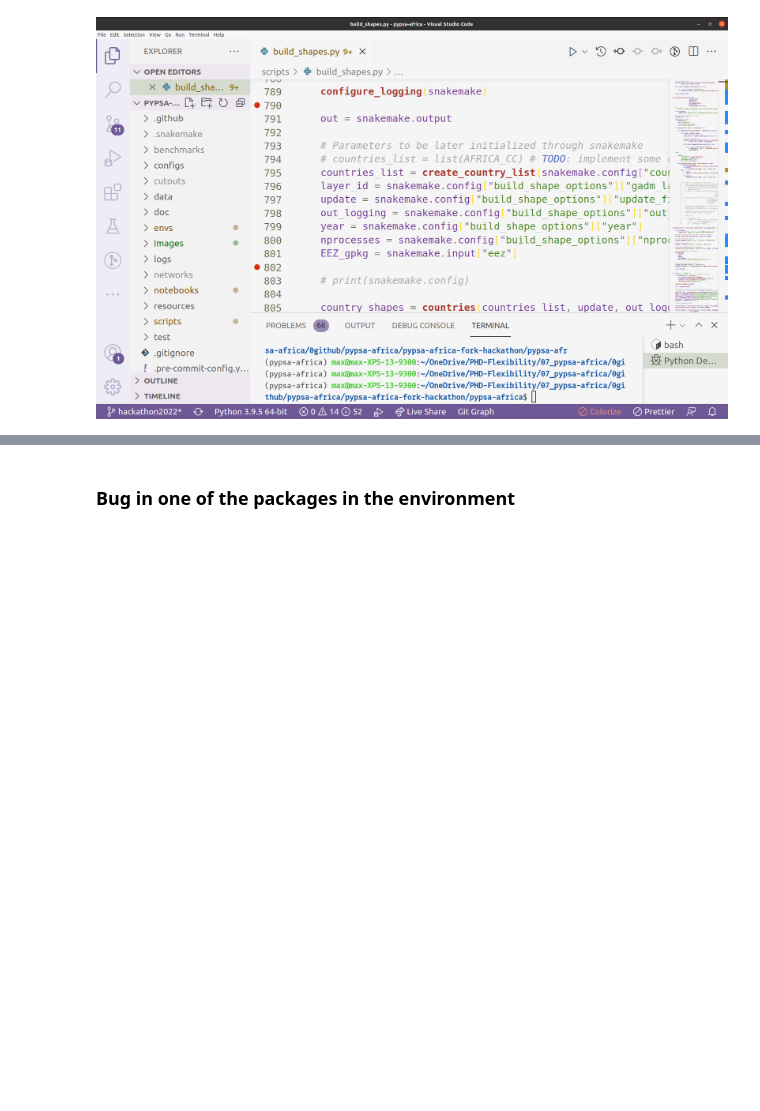
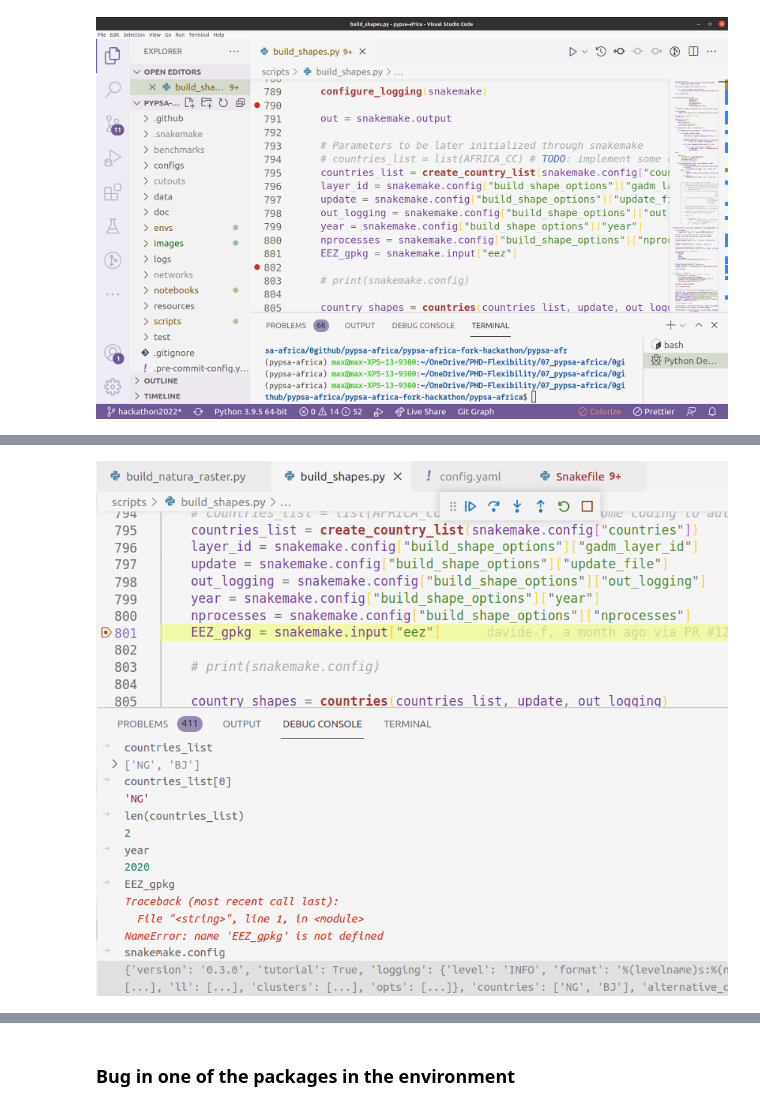
Before and after one commit to pypsa-meets-earth/pypsa-africa-hackathon, a Jupyter notebook: notebooks/hackathon2022/how_to_debug.ipynb, the cells around one changed output, grey strips where cells are left out. Drawn from its saved outputs; the diff is of its cells as text; code cells hidden in the pictures; blank space fills up the shorter version.

```diff
--- a/notebooks/hackathon2022/how_to_debug.ipynb
+++ b/notebooks/hackathon2022/how_to_debug.ipynb
@@ -76,0 +90,4 @@ First we need
+# %%
+display.Image("./images/hackathon/debug_in_action.png", width=800)
+# %% [output]
+[figure, added]
```
Also changed, not shown: parts of 17 cells of this notebook, 3 other files.
